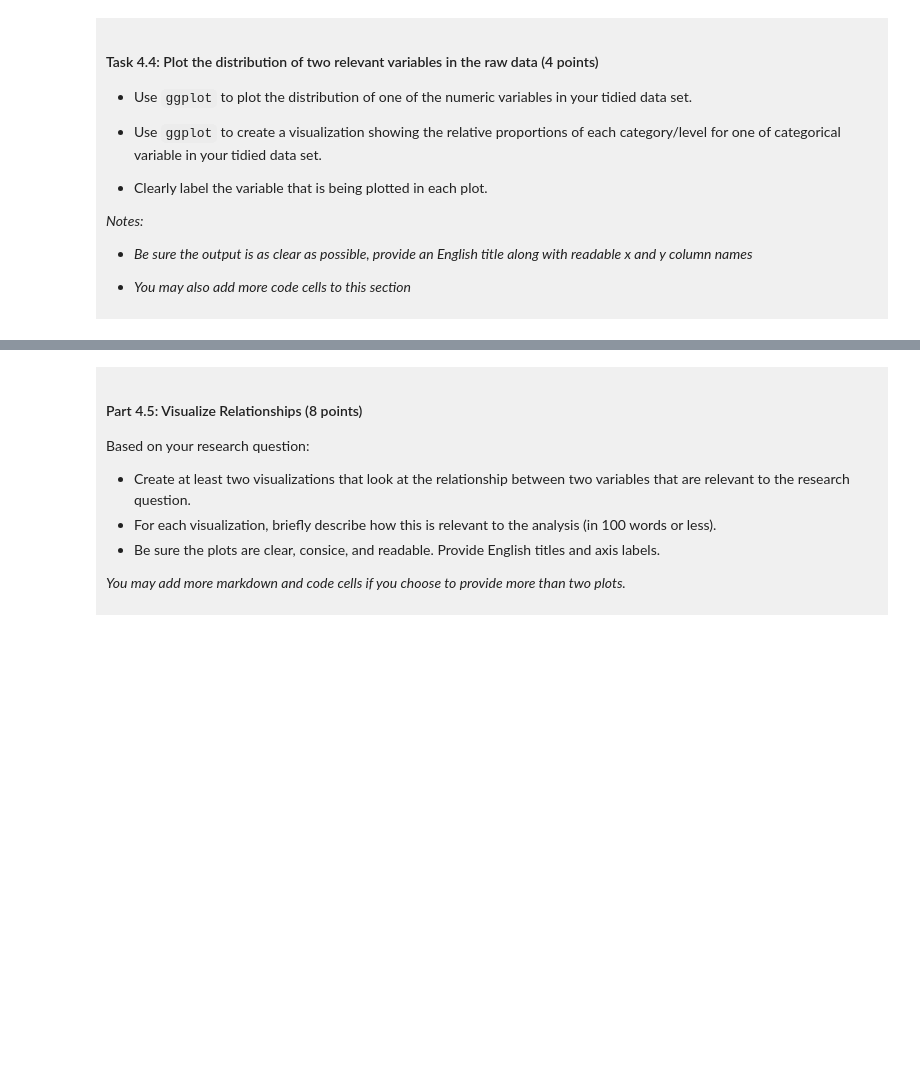
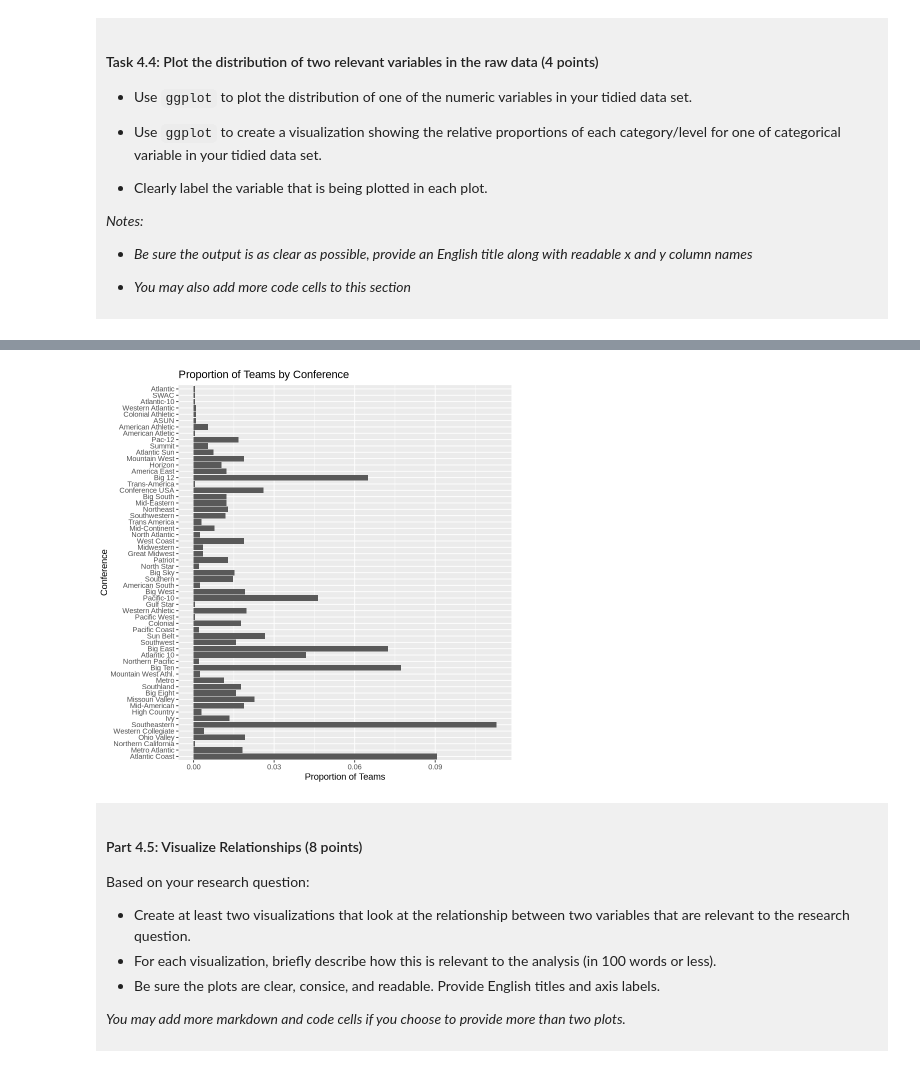
Before and after one commit to Joy4620/dsci-100-project-joy-li, a Jupyter notebook: dsci-100-project-notebook.ipynb, the cells around one changed output, grey strips where cells are left out. Cells and saved outputs as stored; diff of their text form; code cells hidden in the pictures; blank space fills up the shorter version.

```diff
--- a/dsci-100-project-notebook.ipynb
+++ b/dsci-100-project-notebook.ipynb
@@ -261,5 +385,11 @@ You will refine your research question (if needed) and produce a tidy data set.
 # %%
-### EDIT THIS CODE CELL FOR PLOT 2 ###
+ggplot(basketball_tidy, aes(y = conference)) +
+  geom_bar(aes(x = after_stat(count / sum(count)))) +
+  labs(title = "Proportion of Teams by Conference",
+       x = "Proportion of Teams",
+       y = "Conference")
+# %% [output]
+[figure, added]
 # %% [markdown]
 <div style="background-color: #f0f0f0; padding: 10px;">
 
```
Also changed, not shown: parts of 13 cells of this notebook.
